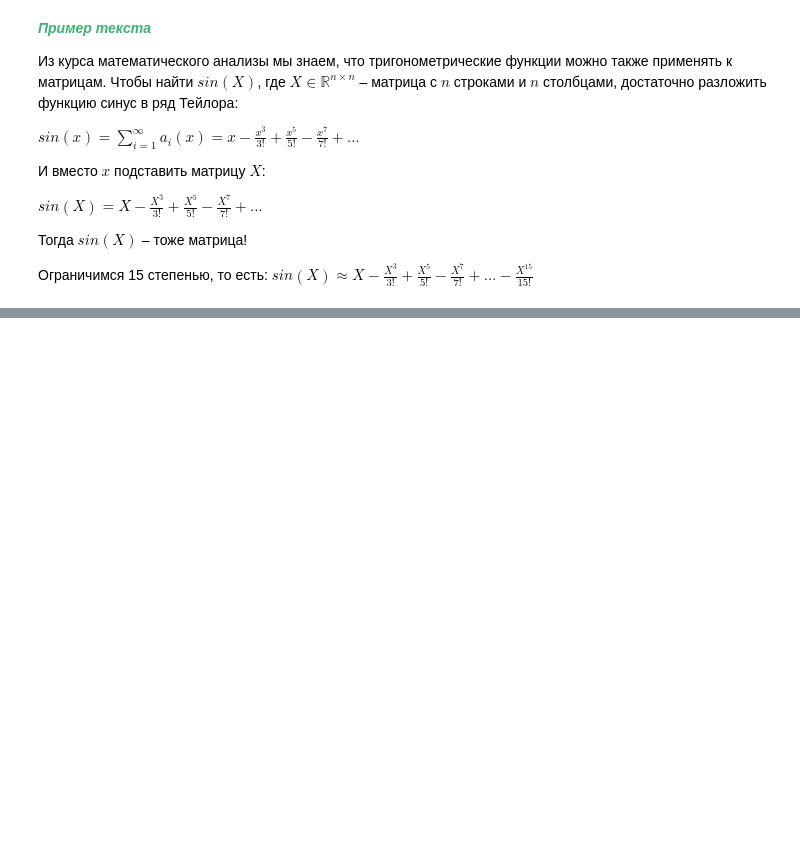
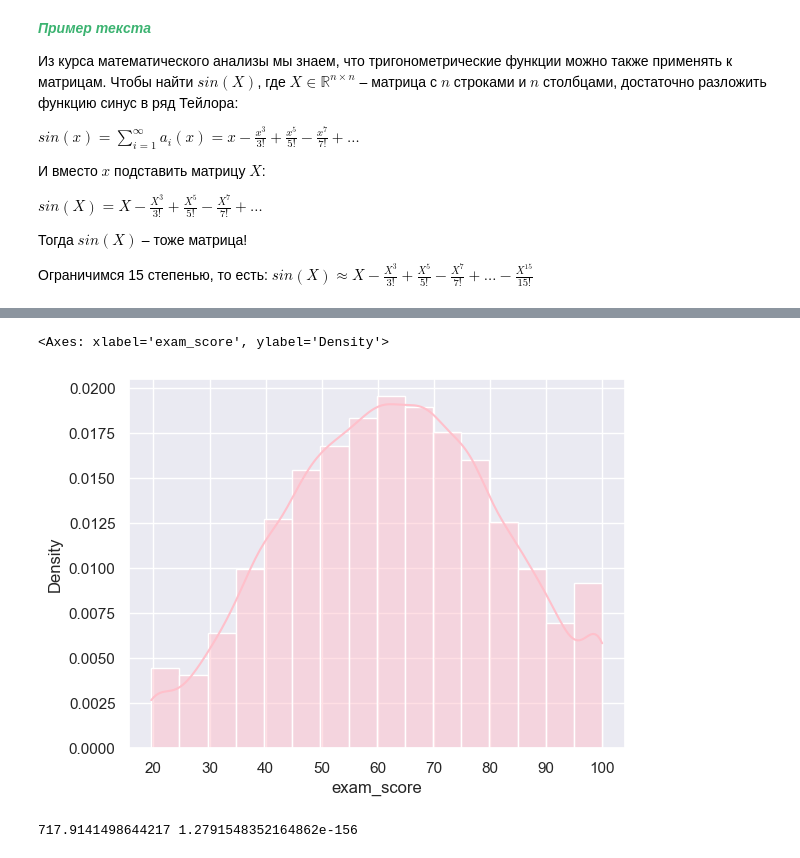
Before and after one commit to mkgurenkov/ai-systems, a Jupyter notebook: l1/l1.ipynb, the cells around one changed output, grey strips where cells are left out. Drawn from its saved outputs; the diff is of its cells as text; code cells hidden in the pictures; blank space fills up the shorter version.

```diff
--- a/l1/l1.ipynb
+++ b/l1/l1.ipynb
@@ -92,0 +221,17 @@ $sin(X) \approx X - \frac{X^3}{3!} + \frac{X^5}{5!} - \frac{X^7}{7!}+ \dots - \f
+# %%
+# hist_data = df.assign(score10=df["exam_score"].round(-1))
+# hist_data = hist_data.groupby("score10").count().reset_index()
+# hist_data = hist_data[["score10", "student_id"]].rename(columns={"student_id": "count"})
+
+sns.histplot(data=df, x="exam_score", kde=True, stat="density", color="pink", binwidth=5)
+# %% [output]
+<Axes: xlabel='exam_score', ylabel='Density'>
+[figure, added]
+# %%
+from scipy.stats import normaltest
+
+x = df["exam_score"].dropna()
+stat, p = normaltest(x)
+print(stat, p)
+# %% [output]
+717.9141498644217 1.2791548352164862e-156
```
Also changed, not shown: parts of 13 cells of this notebook, 2 other files.
